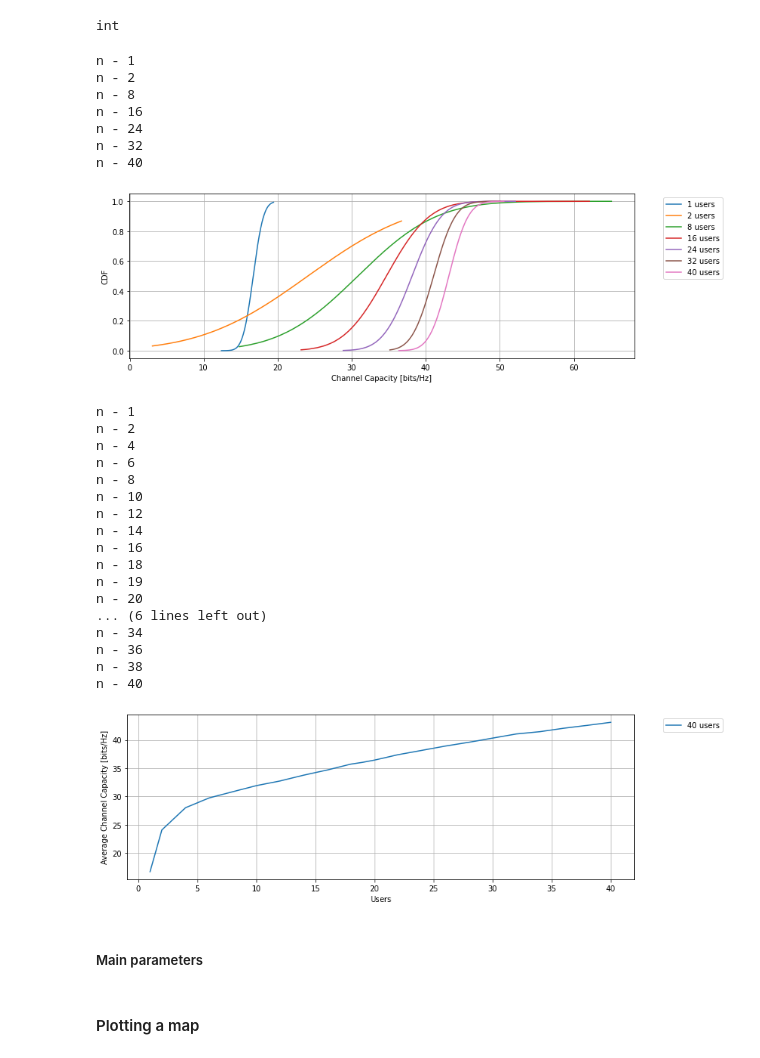
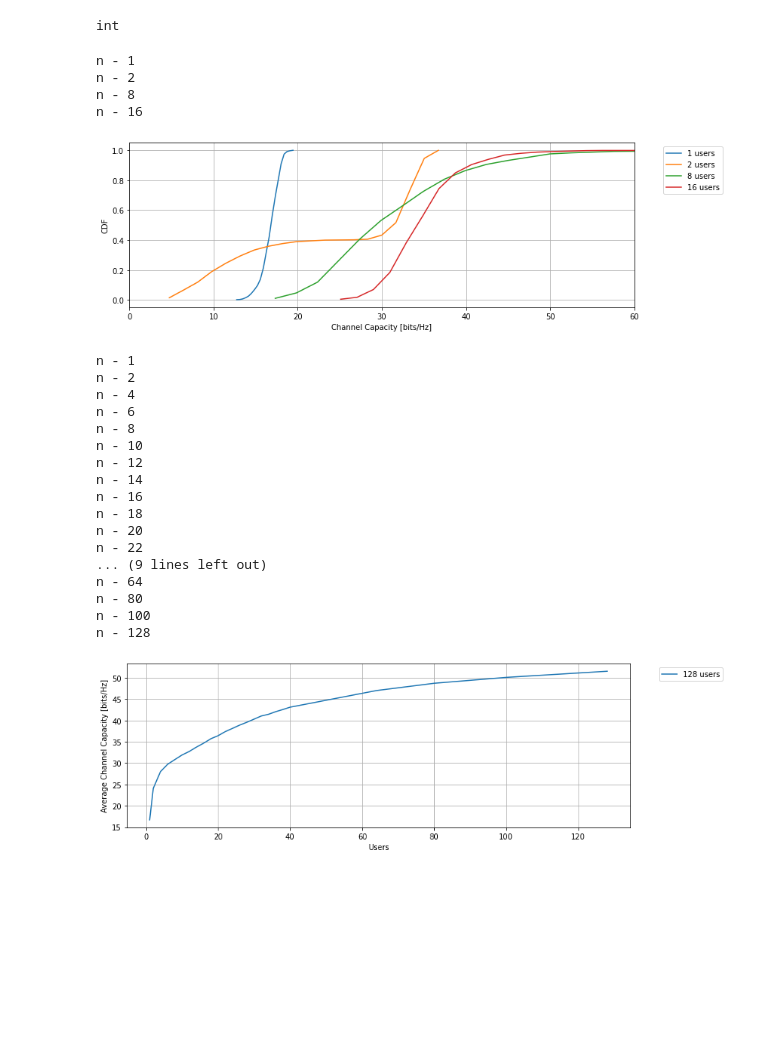
Before and after one commit to WissamMelo/cellfree_ic, a Jupyter notebook: Cellfree_Channel.ipynb, the cells around one changed output. Saved outputs shown, nothing was run; the diff lists cells and outputs as text; code cells hidden in the pictures; blank space fills up the shorter version.

```diff
--- a/Cellfree_Channel.ipynb
+++ b/Cellfree_Channel.ipynb
@@ -353,7 +353,7 @@ C = np.zeros(mc)
 for j in range(mc):
     np.random.seed(j)
     C[j] = sinr_mc(2, N, BS, P_dBm)
-CDF = norm.cdf(np.sort(C),loc=np.mean(C),scale=np.std(C))
+hist = norm.cdf(np.sort(C))
 print(CDF)
 print(C.shape)
 print(np.std(C))
@@ -386,43 +386,40 @@ print(sinr_mc(1, N, BS, 40))
 # %%
-n = [1,2,4,6,8,10,12,14,16,18,19,20,22,24,26,28,30,32,34,36,38,40]
-us = [1,2,8,16,24,32,40,45,50,55,60]
+n = [1,2,4,6,8]#,10,12,14,16,18,20,22,24,26,28,30,32,34,36,38,40,64,80,100,128]
+us = [1,2,8,16]#,24,32,40,45,50,55,64,80,100,128]
 # %%
 type(n[i])
 # %% [output]
 int
-# %%
-def cdf(C):
-    C = np.sort(C)
-    average_C = np.mean(C)
-    std_C = np.std(C)
-    cdf_C = norm.cdf(C, loc=average_C, scale=std_C)
-    return cdf_C, average_C
+# %%
+def cdf(C):
+    hist, bins = np.histogram(C, bins=20)
+    pdf_C = hist/np.sum(hist)
+    cdf_C = np.cumsum(pdf_C)
+    return cdf_C, pdf_C, bins
 # %%
 plt.figure(figsize=(12,4))
 AVG = np.array([])
 for i in range(len(us)):
     C = np.zeros(mc)
     for j in range(mc):
         np.random.seed(j)
         C[j] = sinr_mc(us[i], N, BS, P_dBm)
-        AVG = np.append(AVG, avg)
-    CDF, avg = cdf(C)
+    CDF, PDF, BINS = cdf(C)
+    #AVG = np.append(AVG, avg)
     label = ('{} users'.format(us[i]))
-    plt.plot(np.sort(C), CDF, label=label)
+    plt.plot(BINS[1::], CDF, label=label)
     print("n - " + str(us[i]))
 plt.ylabel("CDF")
 plt.xlabel("Channel Capacity [bits/Hz]")
+plt.xlim(0,60)
 plt.legend(bbox_to_anchor=(1.05, 1.0), loc='upper left')
 plt.grid()
 # %% [output]
 n - 1
 n - 2
 n - 8
 n - 16
-n - 24
-n - 32
-n - 40
-[figure, old version]
+[figure, new version]
 # %%
 plt.figure(figsize=(12,4))
 AVG = np.array([])
@@ -451,11 +448,11 @@ n - 12
 n - 14
 n - 16
 n - 18
-n - 19
 n - 20
-... (6 lines left out)
-n - 34
-n - 36
-n - 38
-n - 40
+n - 22
+... (9 lines left out)
+n - 64
+n - 80
+n - 100
+n - 128
-[figure, old version]
+[figure, new version]
@@ -482,2 +458,0 @@ plt.legend()
-# %% [markdown]
-##### Main parameters
@@ -498,2 +458,0 @@ mc = 1000
-# %% [markdown]
-#### Plotting a map
```
Also changed, not shown: parts of 23 cells of this notebook.
